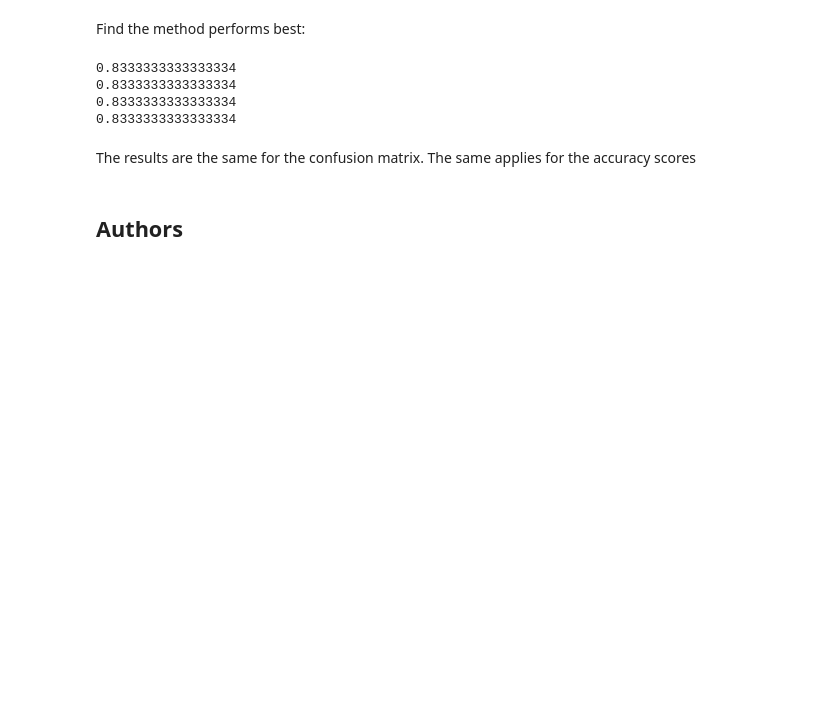
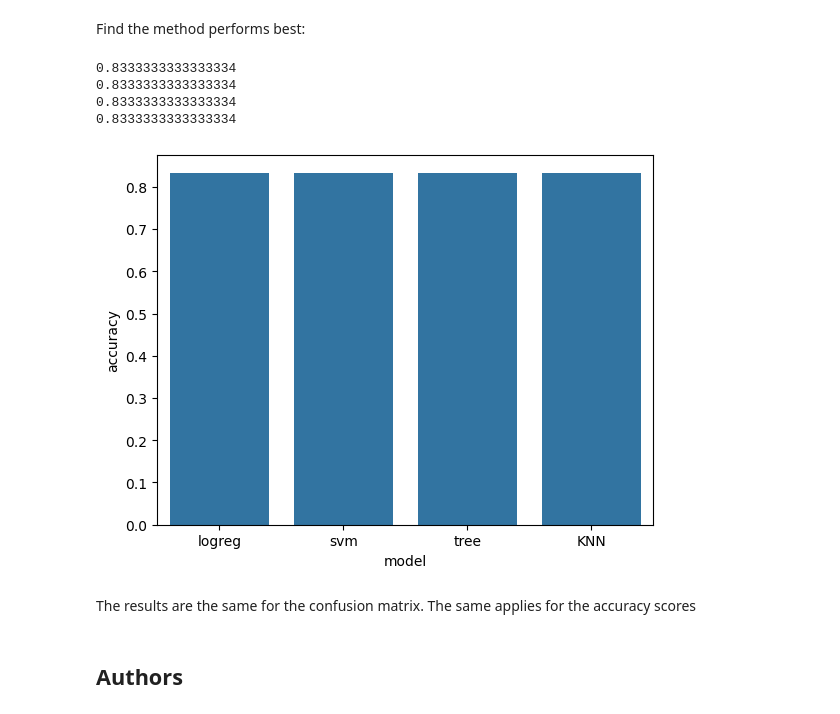
Before and after one commit to samuel-carleial/data-analysis-reference, a Jupyter notebook: my training/IBM-data_science_professional_certificate/module10/6 SpaceX_Machine Learning Prediction_Part_5.ipynb, the cells around one changed output. Cells and saved outputs as stored; diff of their text form; code cells hidden in the pictures; blank space fills up the shorter version.

Commit message:
add barplot

```diff
--- a/my training/IBM-data_science_professional_certificate/module10/6 SpaceX_Machine Learning Prediction_Part_5.ipynb
+++ b/my training/IBM-data_science_professional_certificate/module10/6 SpaceX_Machine Learning Prediction_Part_5.ipynb
@@ -394,6 +394,18 @@ print(knn_cv.score(X=X_test, y=Y_test))
 0.8333333333333334
 0.8333333333333334
 0.8333333333333334
+# %%
+bardata = {'model': ['logreg', 'svm', 'tree', 'KNN'],
+           'accuracy': [logreg_cv.score(X=X_test, y=Y_test),
+                        svm_cv.score(X=X_test, y=Y_test),
+                        tree_cv.score(X=X_test, y=Y_test),
+                        knn_cv.score(X=X_test, y=Y_test)]}
+bardata = pd.DataFrame.from_dict(bardata)
+# %%
+sns.barplot(bardata, x="model", y="accuracy")
+plt.show()
+# %% [output]
+[figure, added]
 # %% [markdown]
 The results are the same for the confusion matrix. The same applies for the accuracy scores
 # %% [markdown]
```
Also changed, not shown: parts of 2 cells of this notebook.
